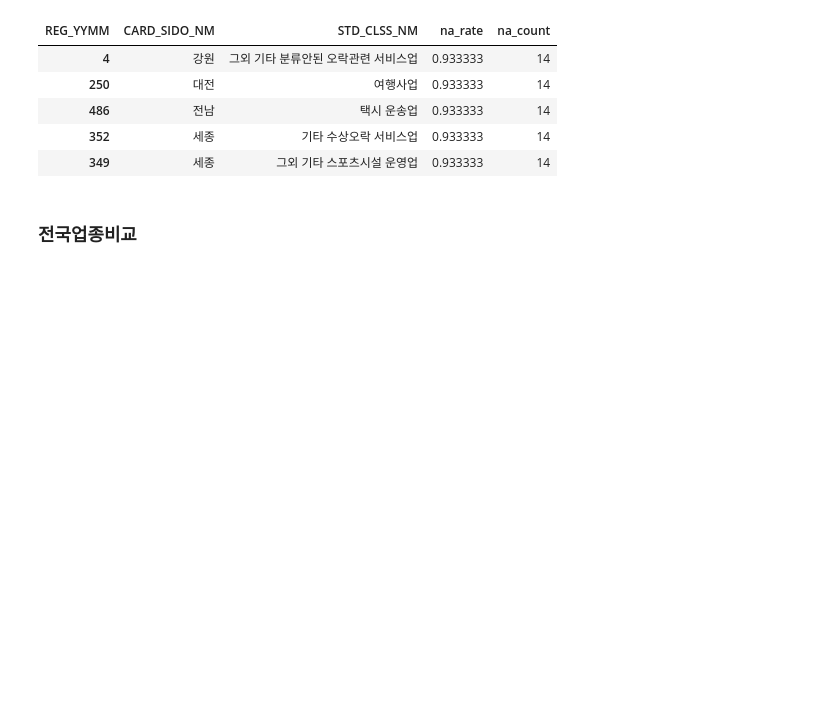
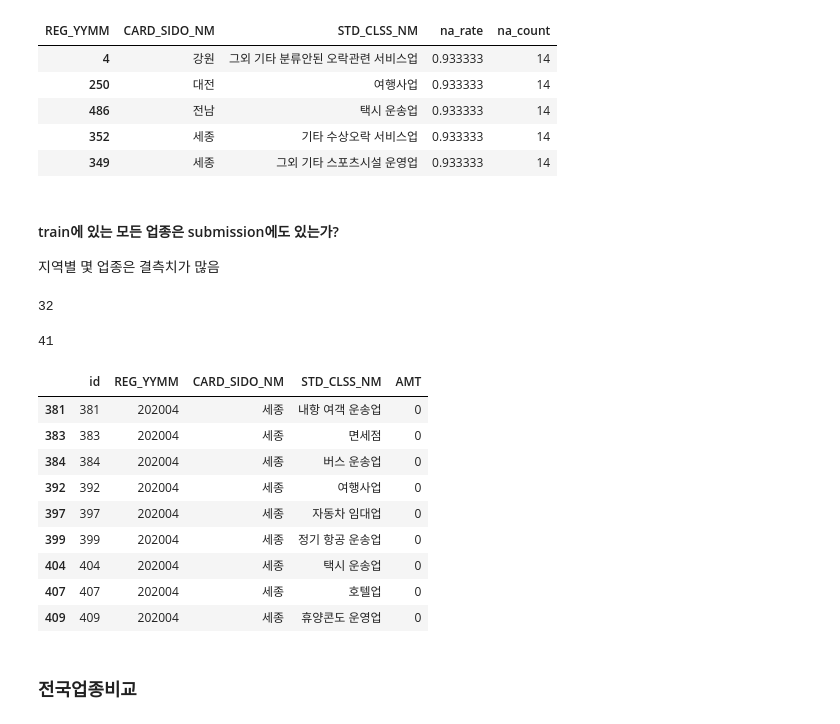
Before and after one commit to starlidust/jeju_creditcard, a Jupyter notebook: EDA_진행중.ipynb, the cells around one changed output. Saved outputs shown, nothing was run; the diff lists cells and outputs as text; code cells hidden in the pictures; blank space fills up the shorter version.

```diff
--- a/EDA_진행중.ipynb
+++ b/EDA_진행중.ipynb
@@ -590,6 +651,32 @@ pivoted.loc[pivoted['na_rate']>0,['CARD_SIDO_NM','STD_CLSS_NM','na_rate','na_cou
 | 486 | 전남 | 택시 운송업 | 0.933333 | 14 |
 | 352 | 세종 | 기타 수상오락 서비스업 | 0.933333 | 14 |
 | 349 | 세종 | 그외 기타 스포츠시설 운영업 | 0.933333 | 14 |
+# %% [markdown]
+####  train에 있는 모든 업종은 submission에도 있는가?
+지역별 몇 업종은 결측치가 많음
+# %%
+uni_job = train[train.CARD_SIDO_NM == '세종']['STD_CLSS_NM'].unique()
+train[train.CARD_SIDO_NM == '세종']['STD_CLSS_NM'].nunique()
+# %% [output]
+32
+# %%
+sub_sample = submission[(submission.CARD_SIDO_NM == '세종')&(submission.REG_YYMM == 202004)]
+sub_sample.shape[0]
+# %% [output]
+41
+# %%
+sub_sample[~(sub_sample.STD_CLSS_NM.isin(uni_job))]
+# %% [output]
+|  | id | REG_YYMM | CARD_SIDO_NM | STD_CLSS_NM | AMT |
+| 381 | 381 | 202004 | 세종 | 내항 여객 운송업 | 0 |
+| 383 | 383 | 202004 | 세종 | 면세점 | 0 |
+| 384 | 384 | 202004 | 세종 | 버스 운송업 | 0 |
+| 392 | 392 | 202004 | 세종 | 여행사업 | 0 |
+| 397 | 397 | 202004 | 세종 | 자동차 임대업 | 0 |
+| 399 | 399 | 202004 | 세종 | 정기 항공 운송업 | 0 |
+| 404 | 404 | 202004 | 세종 | 택시 운송업 | 0 |
+| 407 | 407 | 202004 | 세종 | 호텔업 | 0 |
+| 409 | 409 | 202004 | 세종 | 휴양콘도 운영업 | 0 |
 # %% [markdown]
 ### 전국업종비교
 # %%
```
Also changed, not shown: parts of 11 cells of this notebook, 3 other files.
